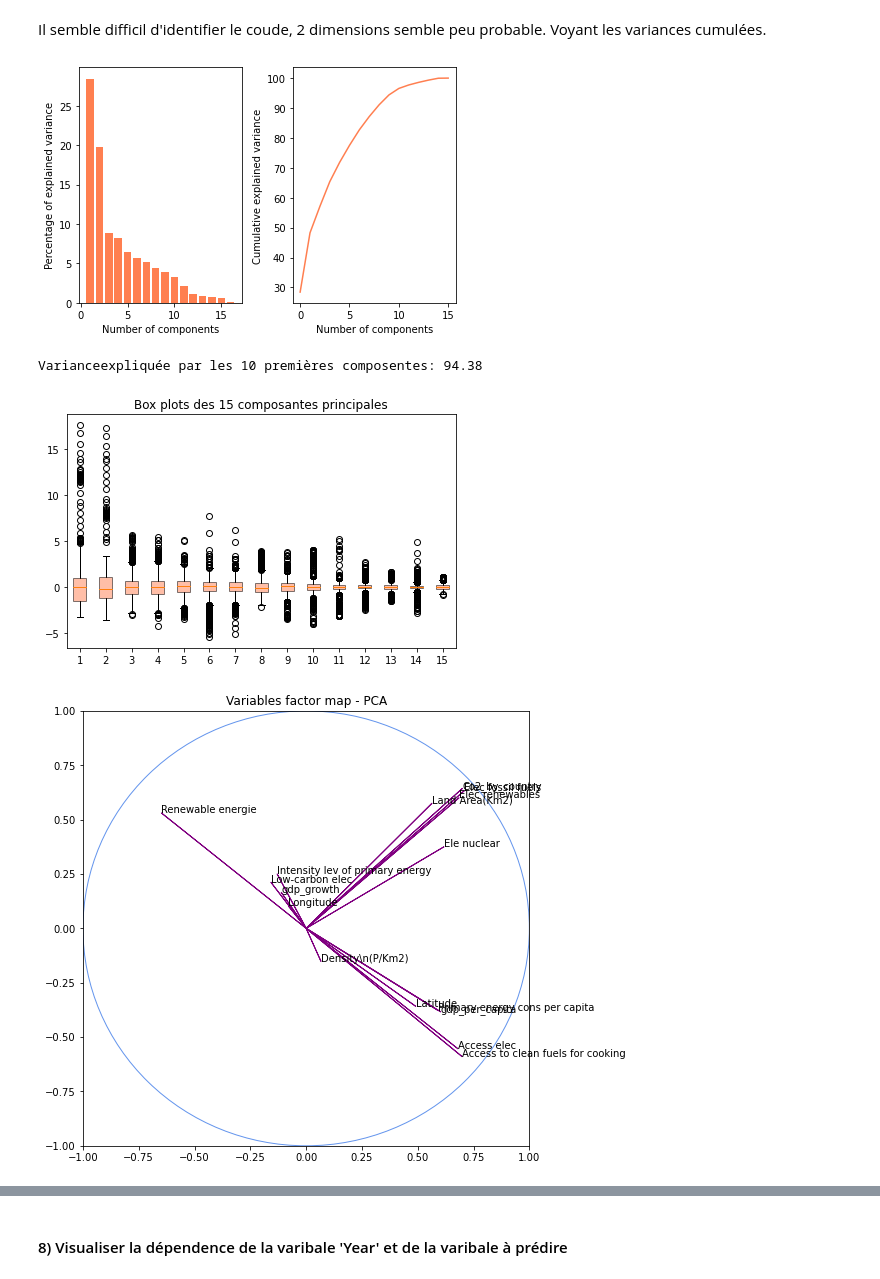
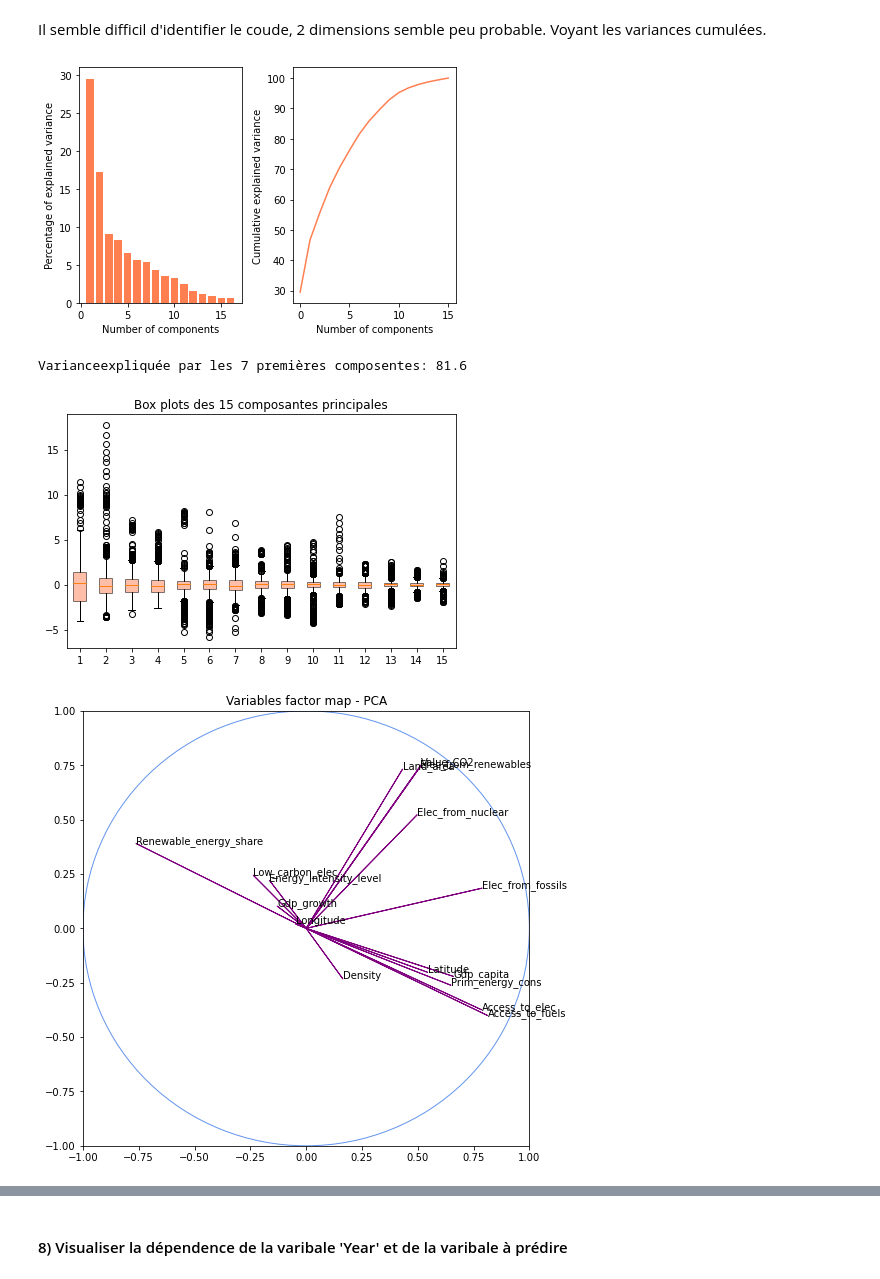
Before and after one commit to PaolaDeTruchis/MachineLearning, a Jupyter notebook: Projet_ML.ipynb, the cells around one changed output, grey strips where cells are left out. Saved outputs shown, nothing was run; the diff lists cells and outputs as text; code cells hidden in the pictures.

```diff
--- a/Projet_ML.ipynb
+++ b/Projet_ML.ipynb
@@ -187,12 +203,12 @@ data_r.head()
 # %%
-list_col = list(data_r.columns)
+list_col = list(data.columns)
 list_col_quanti = list_col[2:]
 
 fig ,axs = plt.subplots(8,2, figsize=(20,60)) # prépare pour dessiner la figure
 axs = axs.flatten()
 
 for i,col in enumerate(list_col_quanti):
-    data_r[col].hist(ax=axs[i], bins = 10)
+    data[col].hist(ax=axs[i], bins = 10)
     axs[i].set_title(col, fontsize=10)
 
 plt.tight_layout()
@@ -202,4 +217,0 @@ plt.show()
-# %%
-%matplotlib inline
-from math import sqrt, log
-data_2=data
@@ -269,18 +248,18 @@ plt.show() #pas hyper utile
 #On créer un tableau avec la moyenne pour chaque pays de l'emission en CO2
 
 data_np = data.to_numpy()
-CO2 = []
+Moy_annee_CO2 = []
 ind=0
-CO2.append(data_np[0][11])
+Moy_annee_CO2.append(data_np[0][11])
 Pays = []
 Pays.append(data_np[0][0])
 
 for i in range(data_np.shape[0] -1) :
     if data_np[i+1][0]== data_np[i][0] :
-        CO2[ind]+= data_np[i+1][11]
+        Moy_annee_CO2[ind]+= data_np[i+1][11]
     else :
-        CO2[ind] = CO2[ind]/Pays_valeurs[data_np[i][0]] #moyenne de la somme de CO2 produite sur les années de prélèvement
-        CO2.append(data_np[i+1][11])
+        Moy_annee_CO2[ind] = Moy_annee_CO2[ind]/Pays_valeurs[data_np[i][0]] #moyenne de la somme de CO2 produite sur les années de prélèvement
+        Moy_annee_CO2.append(data_np[i+1][11])
         Pays.append(data_np[i+1][0])
         ind+=1
 # %%
@@ -354,9 +324,9 @@ from sklearn.preprocessing import scale
 from pandas.plotting import scatter_matrix
 
 data_scaled=scale(data[data.columns[2:18]])
-pca = PCA()
-data_pca = pca.fit_transform(data_scaled)
+acp = PCA()
+data_acp = acp.fit_transform(data_scaled)
 
-plt.plot(pca.explained_variance_ratio_)
+plt.plot(acp.explained_variance_ratio_)
 plt.show()
 # %% [output]
@@ -365,7 +335,7 @@ plt.show()
 Il semble difficil d'identifier le coude, 2 dimensions semble peu probable. Voyant les variances cumulées.
 # %%
 # %load solutions/pca/pca_components.py
-explained_variance_ratio = 100*pca.explained_variance_ratio_
+explained_variance_ratio = 100*acp.explained_variance_ratio_
 
 plt.subplot(1,2,1)
 n_bars = 16
@@ -381,32 +351,32 @@ plt.ylabel('Cumulative explained variance');
 
 plt.tight_layout()
 plt.show()
-print("Varianceexpliquée par les 10 premières composentes:", round(sum([explained_variance_ratio[i] for i in range(10)]),2))
+print("Varianceexpliquée par les 7 premières composentes:", round(sum([explained_variance_ratio[i] for i in range(7)]),2))
 # %% [output]
-[figure, old version]
+[figure, new version]
-Varianceexpliquée par les 10 premières composentes: 94.38
+Varianceexpliquée par les 7 premières composentes: 81.6
 # %%
-box = plt.boxplot(data_pca[:,:15], patch_artist=True)
+box = plt.boxplot(data_acp[:,:15], patch_artist=True)
 plt.setp(box["boxes"], facecolor="coral", alpha=.5)
 plt.title("Box plots des 15 composantes principales")
 plt.tight_layout()
 plt.show()
 # %% [output]
-[figure, old version]
+[figure, new version]
 # %%
-coord1 = pca.components_[0] * np.sqrt(pca.explained_variance_[0])
-coord2 = pca.components_[1] * np.sqrt(pca.explained_variance_[1])
+coord1 = acp.components_[0] * np.sqrt(acp.explained_variance_[0])
+coord2 = acp.components_[1] * np.sqrt(acp.explained_variance_[1])
 
 fig = plt.figure(figsize=(8, 8))
 ax = fig.add_subplot(1, 1, 1)
-for i, j, nom in zip(coord1, coord2, data_quanti.columns):
+for i, j, nom in zip(coord1, coord2, data.columns[2:]):
     plt.text(i, j, nom, fontsize=10)
     plt.arrow(0, 0, i, j, color = 'purple', width = 0.0001)
 
 plt.axis((-1, 1, -1, 1))
 plt.gcf().gca().add_artist(plt.Circle((0, 0), radius = 1, color = 'cornflowerblue', fill = False))
 
 plt.title('Variables factor map - PCA')
 plt.show()
 # %% [output]
-[figure, old version]
+[figure, new version]
```
Also changed, not shown: parts of 32 cells of this notebook.
